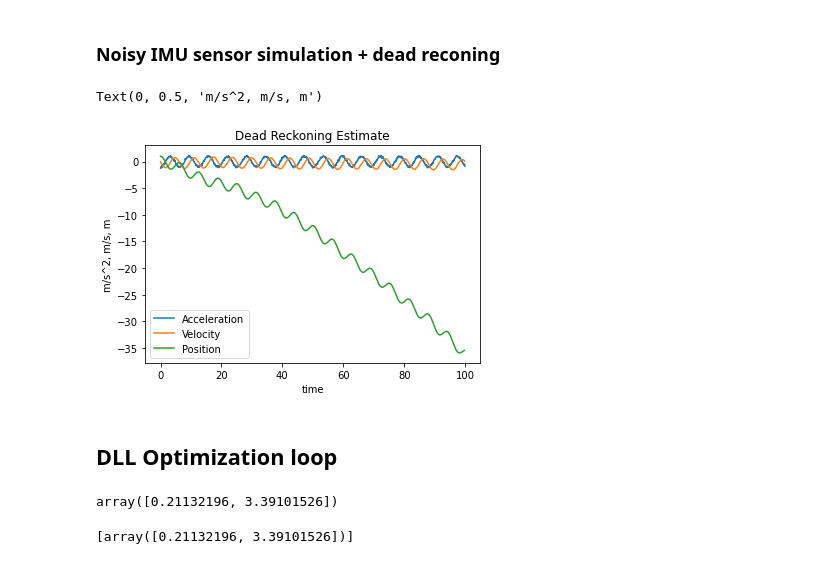
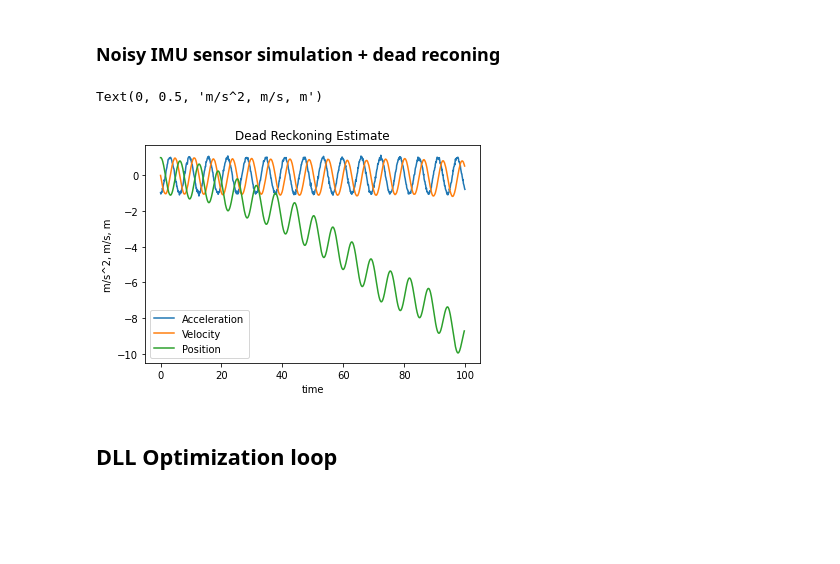
Before and after one commit to song-ranlab/dynamics-learning-localization, a Jupyter notebook: DLL_mass_spring.ipynb, the cells around one changed output. Drawn from its saved outputs; the diff is of its cells as text; code cells hidden in the pictures; blank space fills up the shorter version.

```diff
--- a/DLL_mass_spring.ipynb
+++ b/DLL_mass_spring.ipynb
@@ -132,35 +163,42 @@ delta_noise = delta + np.random.normal(rel_sense_mean,rel_sense_std,size=delta.s
 # %%
 acc = -param_1*x[:,0] #analytical acceleration
 
 #Stochastic IMU sensor parameters
 imu_mean = 0
-imu_std = 0.1
+imu_std = 0.05
 
 #Simulated Noisy IMU
 acc_noise = acc+np.random.normal(imu_mean,imu_std,size=acc.shape)
 #Plot noisy acceleration over time
 plt.plot(t,acc_noise, label = 'Acceleration')
 
 #Integrate Acceleration
 vel_noise = np.zeros(acc_noise.size-1)
-for x in range(1,vel_noise.size):
-    vel_noise[x] = acc_noise[x-1]*dt+vel_noise[x-1]
+for jj in range(1,vel_noise.size):
+    vel_noise[jj] = acc_noise[jj-1]*dt+vel_noise[jj-1]
 plt.plot(t[0:vel_noise.size],vel_noise, label = 'Velocity') # dead reckoned velocity of observer over time
 
 #Integrate Velocity
 pos_noise = np.zeros(vel_noise.size-1)
 pos_noise[0] = x_0[0]
-for x in range(1,pos_noise.size):
-    pos_noise[x] = vel_noise[x-1]*dt+pos_noise[x-1]
+for jj in range(1,pos_noise.size):
+    pos_noise[jj] = vel_noise[jj-1]*dt+pos_noise[jj-1]
 plt.plot(t[0:pos_noise.size],pos_noise, label = 'Position') # dead reckoned position of observer over time
+
+dead_reck = np.ones((x.shape[0], 2))
+#dead_reck = np.append(dead_reck, vel_noise, axis = 0)
+dead_reck[0:pos_noise.size,0] = pos_noise
+dead_reck[0:vel_noise.size,1] = vel_noise
+
+y_dead_reck = delta+dead_reck
 
 plt.title('Dead Reckoning Estimate')
 plt.legend()
 plt.xlabel('time')
 plt.ylabel('m/s^2, m/s, m')
 # %% [output]
 Text(0, 0.5, 'm/s^2, m/s, m')
-[figure, old version]
+[figure, new version]
 # %% [markdown]
 ## DLL Optimization loop
 # %%
@@ -196,21 +273,0 @@ for i in range (int(tf/dt)):
-# %%
-x_k = np.array([1,1])
-fun = (x_k - x_up) ** 2 * R_inv
-fun
-# %% [output]
-array([0.21132196, 3.39101526])
-# %%
-
-
-def dyn_est():
-    return
-
-y_up = odeint(dyn_est, x_est, [i,i+1])
-y_up = y_up[1,:]
-
-def state_opt(x): #Feature System
-    return ([x[0],x[1]] - x_up) ** 2 * R_inv + ([x[2],x[3]] - y_up) ** 2 * S_inv
-
-state_opt([1,1])
-# %% [output]
-[array([0.21132196, 3.39101526])]
```
Also changed, not shown: parts of 14 cells of this notebook.
